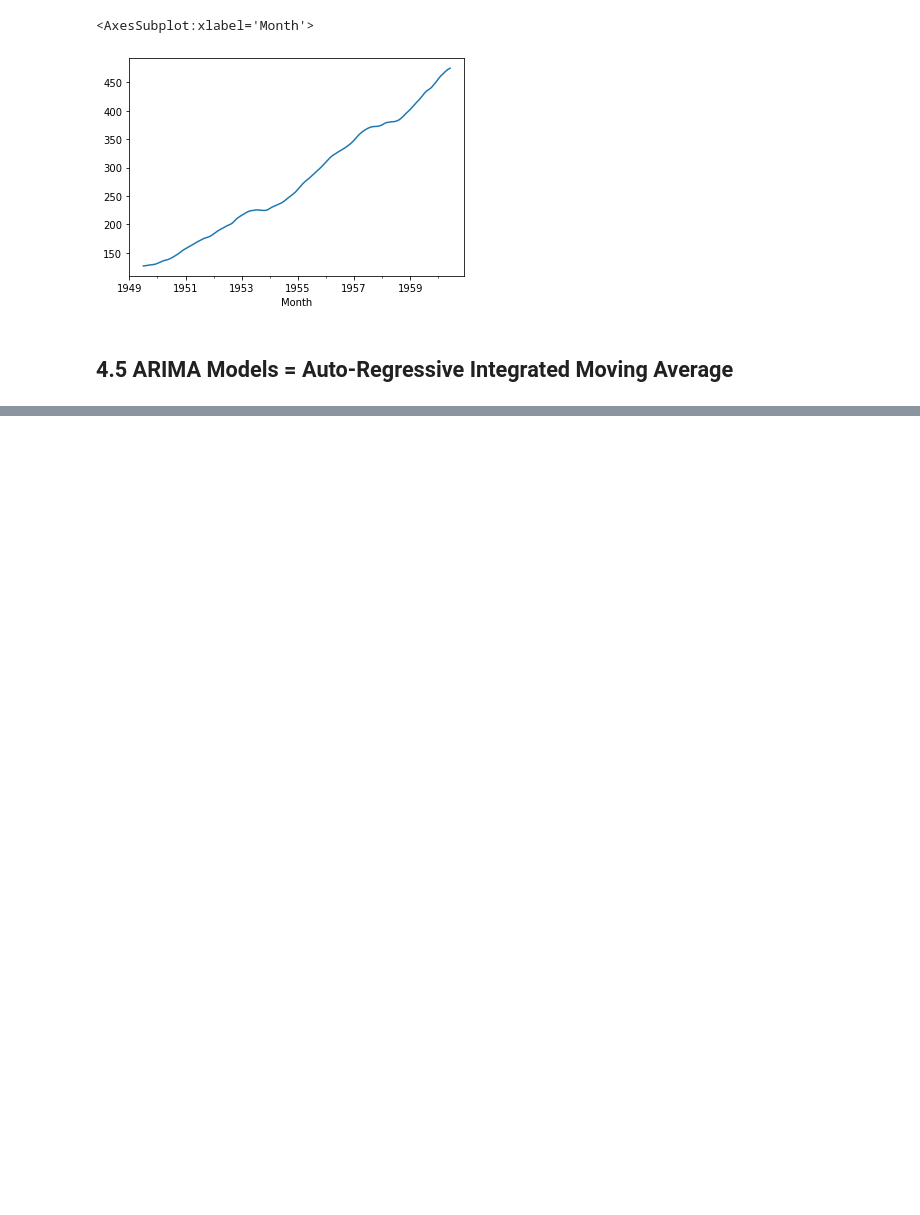
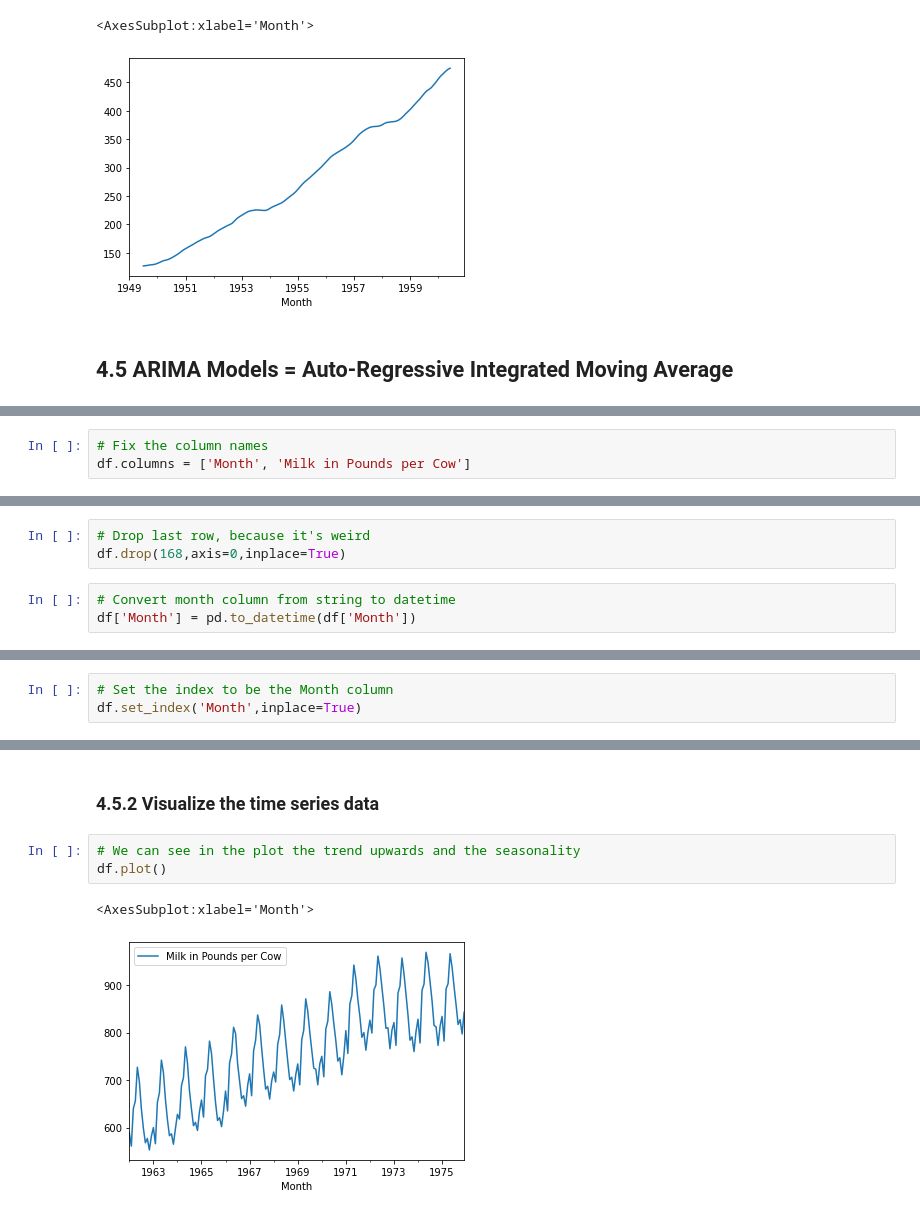
Before and after one commit to mxagar/finance_accounting_courses, a Jupyter notebook: python_finance/04_TimeSeriesAnalysis.ipynb, the cells around one changed output, grey strips where cells are left out. Cells and saved outputs as stored; diff of their text form; blank space fills up the shorter version.

```diff
--- a/python_finance/04_TimeSeriesAnalysis.ipynb
+++ b/python_finance/04_TimeSeriesAnalysis.ipynb
@@ -375,0 +428,3 @@ Two types of ARIMA:
+# %%
+# Fix the column names
+df.columns = ['Month', 'Milk in Pounds per Cow']
@@ -375,0 +440,6 @@ Two types of ARIMA:
+# %%
+# Drop last row, because it's weird
+df.drop(168,axis=0,inplace=True)
+# %%
+# Convert month column from string to datetime
+df['Month'] = pd.to_datetime(df['Month'])
@@ -375,0 +456,3 @@ Two types of ARIMA:
+# %%
+# Set the index to be the Month column
+df.set_index('Month',inplace=True)
@@ -375,0 +475,8 @@ Two types of ARIMA:
+# %% [markdown]
+### 4.5.2 Visualize the time series data
+# %%
+# We can see in the plot the trend upwards and the seasonality
+df.plot()
+# %% [output]
+<AxesSubplot:xlabel='Month'>
+[figure, added]
```
Also changed, not shown: parts of 16 cells of this notebook, 1 other file.
